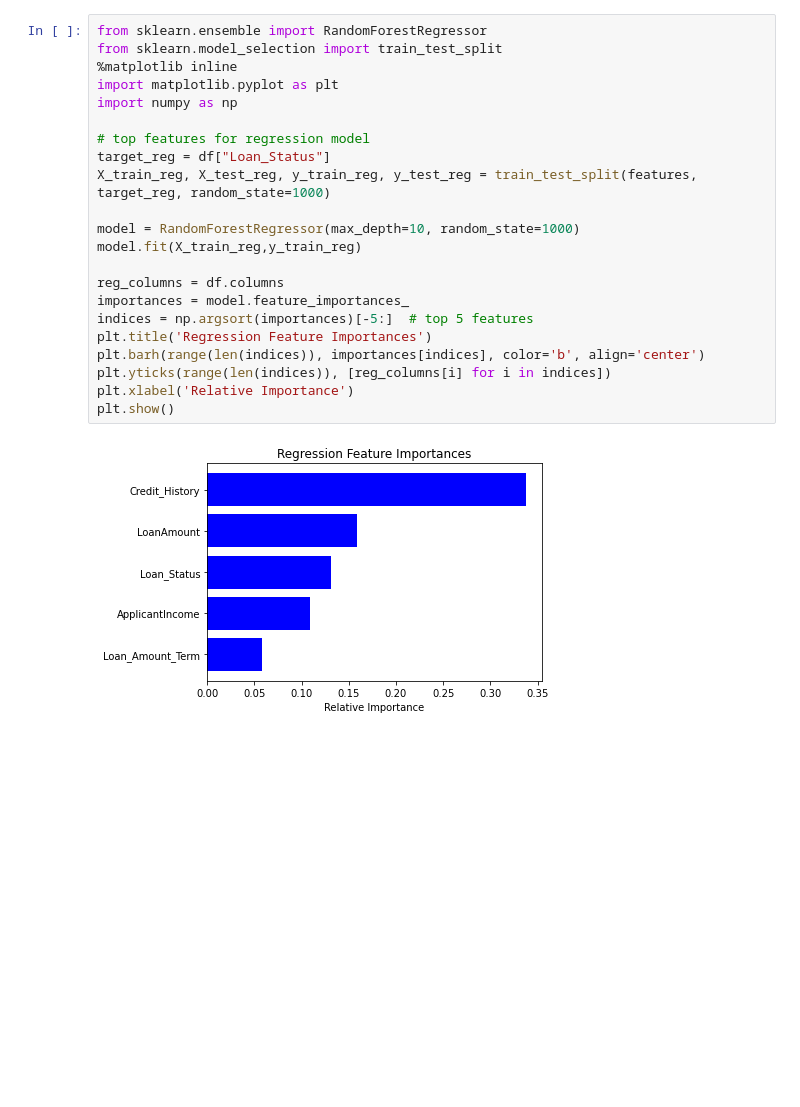
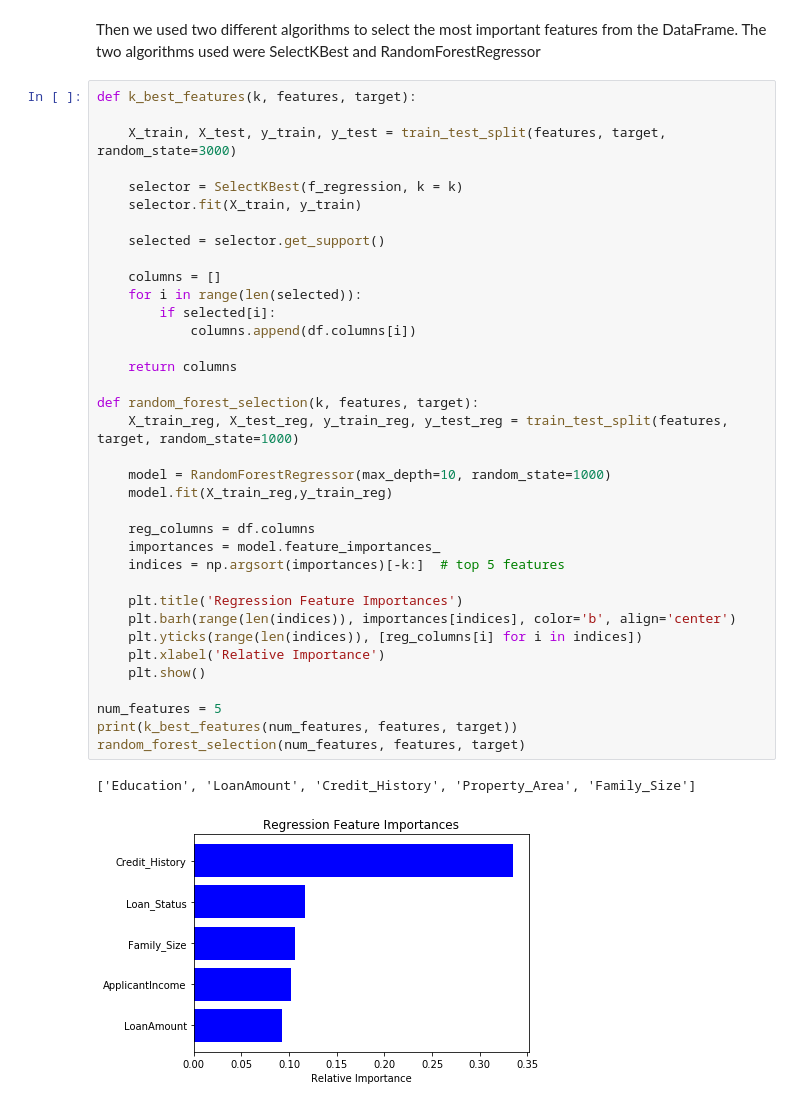
Before and after one commit to maxnbf/Personal-Loans-Model, a Jupyter notebook: project.ipynb, the cells around one changed output. Cells and saved outputs as stored; diff of their text form; blank space fills up the shorter version.

Commit message:
cleans up a lot of the file, finishes data wrangling, extraction etc. Started visualizaitons

```diff
--- a/project.ipynb
+++ b/project.ipynb
@@ -80,24 +135,41 @@ print(k_best_features(7, features, target))
+# %% [markdown]
+Then we used two different algorithms to select the most important features from the DataFrame. The two algorithms used were SelectKBest and RandomForestRegressor
 # %%
-from sklearn.ensemble import RandomForestRegressor
-from sklearn.model_selection import train_test_split
-%matplotlib inline
-import matplotlib.pyplot as plt
-import numpy as np
+def k_best_features(k, features, target):
 
-# top features for regression model
-target_reg = df["Loan_Status"]
-X_train_reg, X_test_reg, y_train_reg, y_test_reg = train_test_split(features, target_reg, random_state=1000)
+    X_train, X_test, y_train, y_test = train_test_split(features, target, random_state=3000)
 
-model = RandomForestRegressor(max_depth=10, random_state=1000)
-model.fit(X_train_reg,y_train_reg)
+    selector = SelectKBest(f_regression, k = k)
+    selector.fit(X_train, y_train)
 
-reg_columns = df.columns
-importances = model.feature_importances_
-indices = np.argsort(importances)[-5:]  # top 5 features
-plt.title('Regression Feature Importances')
-plt.barh(range(len(indices)), importances[indices], color='b', align='center')
-plt.yticks(range(len(indices)), [reg_columns[i] for i in indices])
-plt.xlabel('Relative Importance')
-plt.show()
+    selected = selector.get_support()
+
+    columns = []
+    for i in range(len(selected)):
+        if selected[i]:
+            columns.append(df.columns[i])
+
+    return columns
+
+def random_forest_selection(k, features, target):
+    X_train_reg, X_test_reg, y_train_reg, y_test_reg = train_test_split(features, target, random_state=1000)
+
+    model = RandomForestRegressor(max_depth=10, random_state=1000)
+    model.fit(X_train_reg,y_train_reg)
+
+    reg_columns = df.columns
+    importances = model.feature_importances_
+    indices = np.argsort(importances)[-k:]  # top 5 features
+
+    plt.title('Regression Feature Importances')
+    plt.barh(range(len(indices)), importances[indices], color='b', align='center')
+    plt.yticks(range(len(indices)), [reg_columns[i] for i in indices])
+    plt.xlabel('Relative Importance')
+    plt.show()
+
+num_features = 5
+print(k_best_features(num_features, features, target))
+random_forest_selection(num_features, features, target)
 # %% [output]
+['Education', 'LoanAmount', 'Credit_History', 'Property_Area', 'Family_Size']
-[figure, old version]
+[figure, new version]
```
Also changed, not shown: parts of 16 cells of this notebook.
